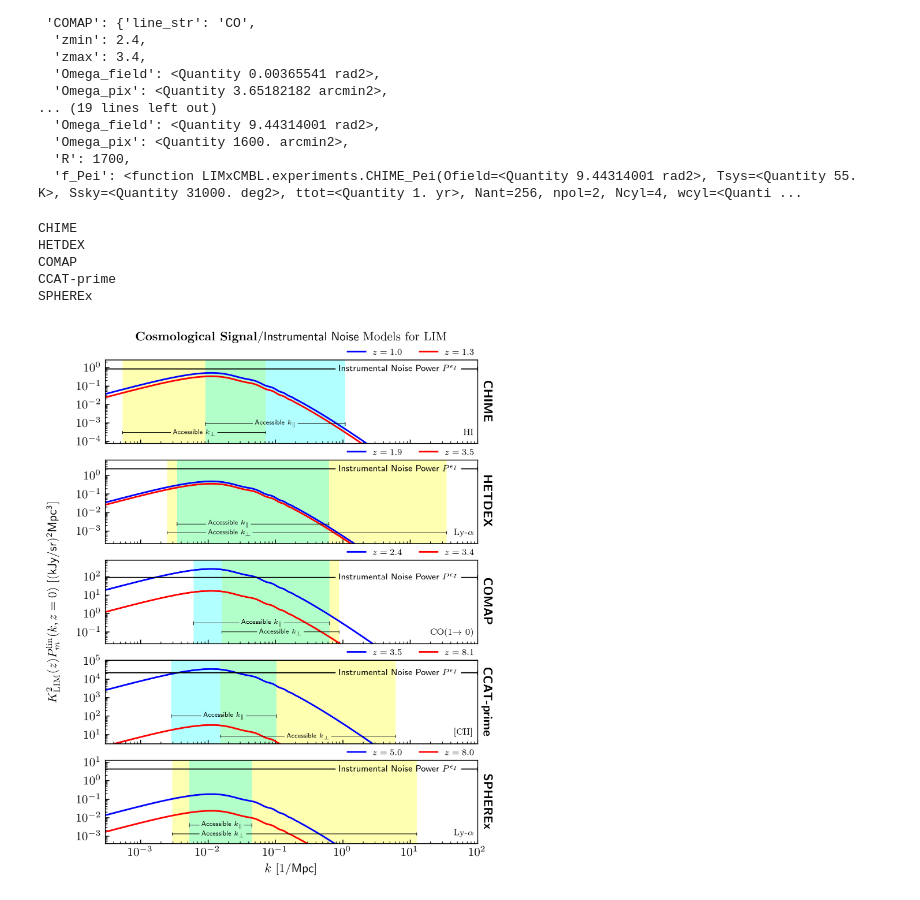
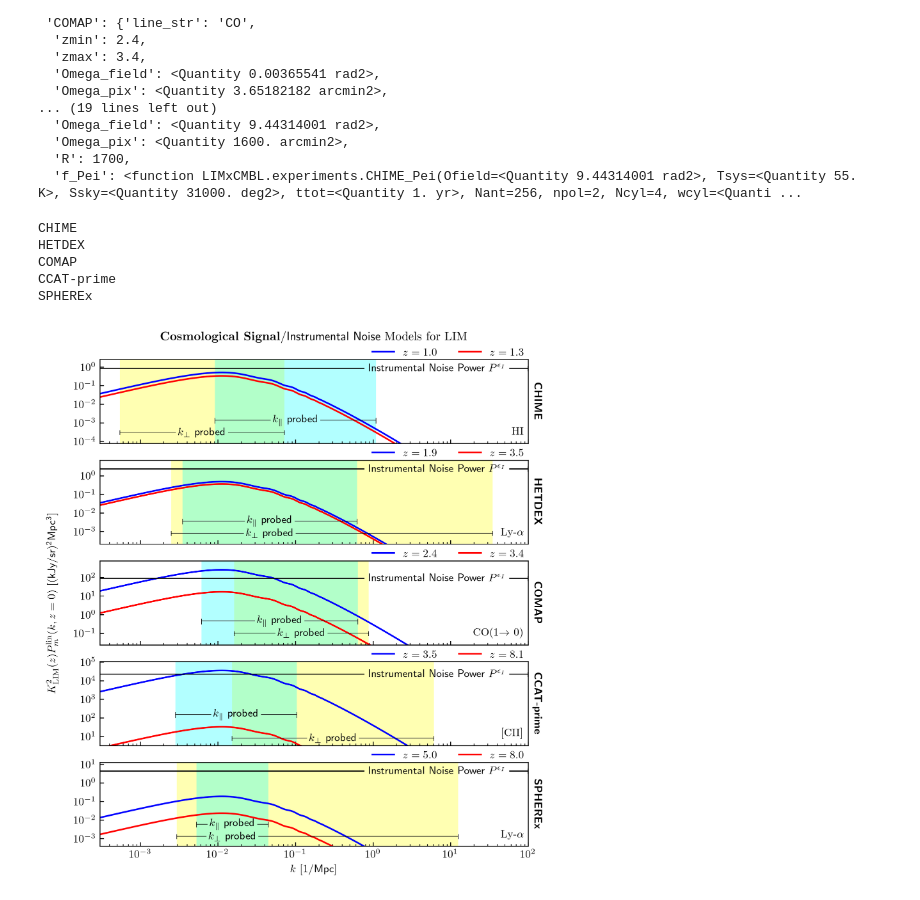
Before and after one commit to DelonShen/LIMxCMBL, a Jupyter notebook: 012.002.2025-04-03-line-model-noise-and-sensitivity.ipynb, the cells around one changed output. Saved outputs shown, nothing was run; the diff lists cells and outputs as text; code cells hidden in the pictures.

```diff
--- a/012.002.2025-04-03-line-model-noise-and-sensitivity.ipynb
+++ b/012.002.2025-04-03-line-model-noise-and-sensitivity.ipynb
@@ -25,8 +25,17 @@ from matplotlib import colors
 plt.plot()
 plt.rcParams.update({
     "text.usetex": True,
-    "font.size": "11",
-    "font.family" : "11",
-    'hatch.linewidth':0.1
+    "font.size": 10,
+    "font.family" : "serif",
+    'figure.constrained_layout.use':True,
+    'xtick.direction': 'in',
+    'ytick.direction': 'in',
+    'hatch.linewidth':0.1,
+    'figure.figsize': (6, 6/1.618),
+    'figure.constrained_layout.use': False,
+    'axes.labelsize': 10,
+    'xtick.labelsize': 10,
+    'ytick.labelsize': 10,
+    'legend.fontsize': 10,
 })
 # %% [output]
@@ -87,7 +96,8 @@ def hline_text(x, y, text, color="k", fontsize=12, linestyle="-", ax=None,
     ax.plot([right, right], [y-dy/5, y+dy/5], color=color, lw=lw)
 # %%
 kper_ys = np.array([3e2, 8e2, 1e5, 8e6, 13e2])/1e6
-kpar_ys = np.array([9e2, 24e2, 3e5, 1e8, 39e2])/1e6
+kpar_ys = np.array([9e2, 24e2, 3e5, 1e8, 39e2])/1e6 * 1.5
+# kpar_ys[-1] = 8e-1
 # %%
 import matplotlib.patheffects as pe
 # %%
@@ -118,7 +128,7 @@ experiments
   'f_Pei': <function LIMxCMBL.experiments.CHIME_Pei(Ofield=<Quantity 9.44314001 rad2>, Tsys=<Quantity 55. K>, Ssky=<Quantity 31000. deg2>, ttot=<Quantity 1. yr>, Nant=256, npol=2, Ncyl=4, wcyl=<Quanti ...
 # %%
 fig, axs = plt.subplots(nrows = len(experiments), ncols = 1, sharex = True,
-                       figsize=(6, 8),
+                       figsize=(7, 8),
                        facecolor='w', dpi=300)
 
 for i,experiment in enumerate(e_order):
@@ -211,11 +221,11 @@ for i,experiment in enumerate(e_order):
 
     #figure config
     leg = ax.legend(frameon=False, ncols = 2,
-                    bbox_to_anchor=(0., 1.00, 1., .5),
+                    bbox_to_anchor=(0., 0.97, 1., .5),
                     borderaxespad=0.,
                     loc = 'lower right',
                     bbox_transform=ax.transAxes,
-                    fontsize = 8,)
+                    fontsize = 10,)
 
     ax.text(1.01, 0.5, r'\textsf{\textbf{%s}}'%(experiment),
             transform=ax.transAxes,
@@ -225,12 +235,12 @@ for i,experiment in enumerate(e_order):
     if(line_str != 'CII'):
         ax.text(1-0.01, 0.08, r'%s'%(line_str),
                 transform=ax.transAxes,
-                fontsize = 8,
+                fontsize = 10,
                 ha='right', va='bottom',)
     else:
         ax.text(1-0.01, 0.08, r'[%s]'%(line_str),
                 transform=ax.transAxes,
-                fontsize = 8,
+                fontsize = 10,
                 ha='right', va='bottom',)
 
 
@@ -243,53 +253,53 @@ for i,experiment in enumerate(e_order):
     ax.set_xlim(xleft, xright)
     ax.set_ylim(yhigh/2**15, yhigh)
     ax.yaxis.set_major_locator(mticker.LogLocator(numticks=999,))
-    ax.yaxis.set_minor_locator(mticker.LogLocator(numticks=999, subs='all'))
+    # ax.yaxis.set_minor_locator(mticker.LogLocator(numticks=999, subs='all'))
 
 
     _x = np.sqrt(kperp_min * kperp_max)
     _x2 = np.sqrt(kpar_fundamental * kpar_max_survey)
 
     _ha = 'center'
-    if(experiment == 'HETDEX' or experiment == 'SPHEREx'):
-        _ha = 'left'
+    # if(experiment == 'HETDEX' or experiment == 'SPHEREx'):
+    #     _ha = 'left'
 
     if(experiment == 'HETDEX'):
-        _x = _x2 = 1e-2
+        _x = _x2
 
 
     if(experiment == 'SPHEREx'):
-        _x = _x2 = 8e-3
+        _x = _x2
 
     hline_text(x = _x,
-               y=kper_ys[i],  text=r'{\sf Accessible} $k_\perp$',
-              color='k', fontsize=6, linestyle='-', ax=ax,
+               y=kper_ys[i],  text=r'$k_\perp$ {\sf probed}',
+              color='k', fontsize=10, linestyle='-', ax=ax,
               left = kperp_min, right=kperp_max,
               ha = _ha, lw=0.5, pad=0.005)
 
 
     hline_text(x = _x2,
-               y=kpar_ys[i],  text=r'{\sf Accessible} $k_\parallel$',
-              color='k', fontsize=6, linestyle='-', ax=ax,
+               y=kpar_ys[i],  text=r'$k_\parallel$ {\sf probed}',
+              color='k', fontsize=10, linestyle='-', ax=ax,
               left = kpar_fundamental, right=kpar_max_survey,
               ha = _ha, lw=0.5, pad=0.005)
     hline_text(x = 5e1, y=Pei,  text=r'{\sf Instrumental Noise Power} $P^{\epsilon_I}$',
-              color='k', fontsize=8, linestyle='-', ax=ax)
+              color='k', fontsize=10, linestyle='-', ax=ax)
 
 
 
 axs[-1].set_xlabel(r'$k\ [1 / {\sf Mpc}]$', )
 axs[2].set_ylabel(r'$K_{\rm LIM}^2(z)P_m^{\rm lin}(k, z=0)\ [{\sf (kJy/sr)^2 Mpc^3}]$'+'\n')
 
 
 # plt.subplots_adjust(wspace=0, hspace=0)
 axs[0].set_title(r'\textbf{Cosmological Signal}/{\sf Instrumental Noise} Models for LIM'+'\n',
                 fontsize=11,)
 
 plt.savefig('figures/012.002.line-models.pdf', bbox_inches='tight')
 # %% [output]
 CHIME
 HETDEX
 COMAP
 CCAT-prime
 SPHEREx
-[figure, old version]
+[figure, new version]
```
Also changed, not shown: parts of 4 cells of this notebook, 9 other files.
